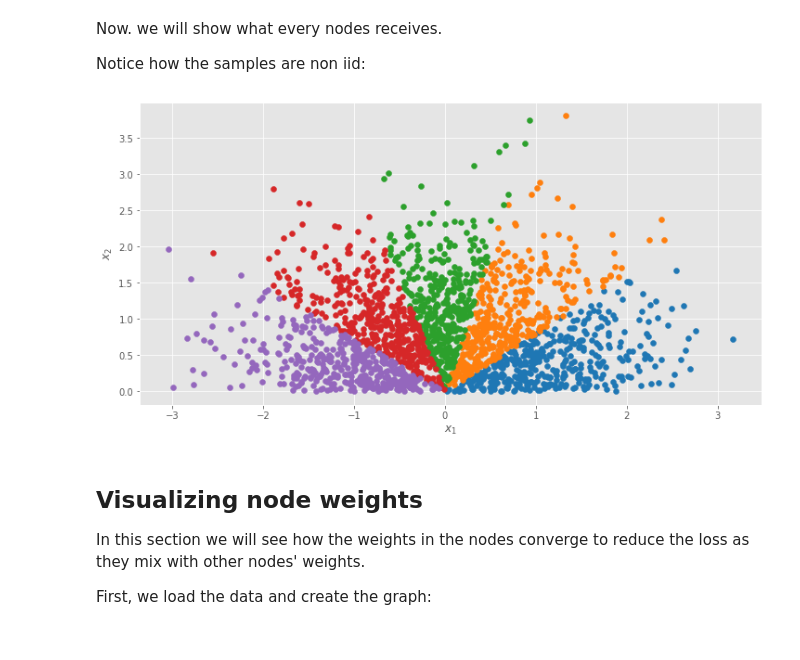
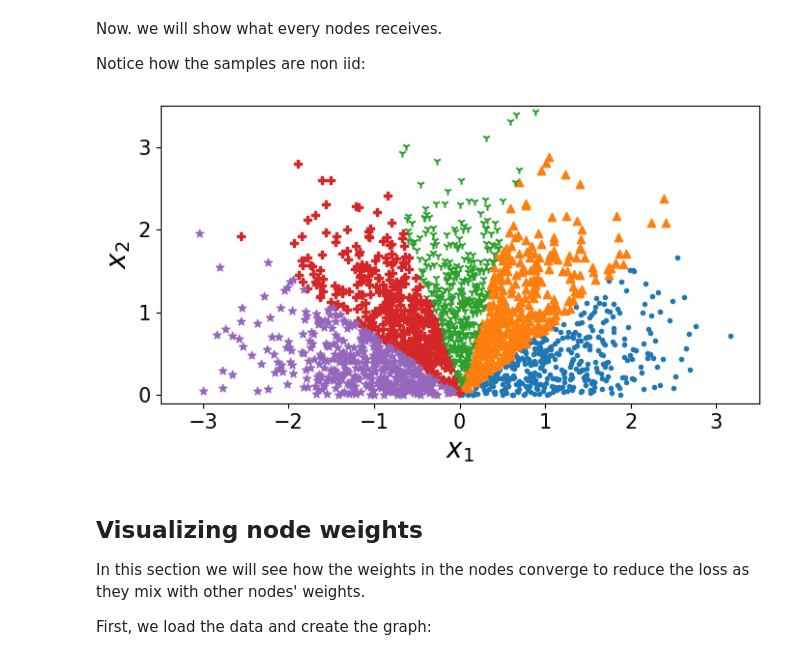
Before and after one commit to eelismie/OptForML-Project, a Jupyter notebook: notebooks/data_visualization.ipynb, the cells around one changed output. Saved outputs shown, nothing was run; the diff lists cells and outputs as text; code cells hidden in the pictures.

```diff
--- a/notebooks/data_visualization.ipynb
+++ b/notebooks/data_visualization.ipynb
@@ -65,20 +68,38 @@ Notice how the samples are non iid:
 # %%
 import itertools
 import matplotlib.colors as mcolors
 
 nodes = 5
 N = X.shape[0] // nodes
 
 colors = itertools.cycle(mcolors.TABLEAU_COLORS)
+markers = itertools.cycle(['.', '^', '1', 'P', '*'])
 
-plt.figure(figsize=(12, 6))
+plt.style.use('default')
+
+SMALL_SIZE = 15
+MEDIUM_SIZE = 20
+BIGGER_SIZE = 20
+
+plt.rc('font', size=SMALL_SIZE)          # controls default text sizes
+plt.rc('axes', titlesize=SMALL_SIZE)     # fontsize of the axes title
+plt.rc('axes', labelsize=MEDIUM_SIZE)    # fontsize of the x and y labels
+plt.rc('xtick', labelsize=SMALL_SIZE)    # fontsize of the tick labels
+plt.rc('ytick', labelsize=SMALL_SIZE)    # fontsize of the tick labels
+plt.rc('legend', fontsize=SMALL_SIZE)    # legend fontsize
+plt.rc('figure', titlesize=BIGGER_SIZE)  # fontsize of the figure title
+
+plt.figure(figsize=(8, 4))
 for i in range(nodes):
-    plt.scatter(X[i*N:(i+1)*N, 0], X[i*N:(i+1)*N, 1], c=next(colors))
+    plt.scatter(X[i*N:(i+1)*N, 0], X[i*N:(i+1)*N, 1],
+                c=next(colors), marker=next(markers))
 plt.xlabel(r'$x_1$')
 plt.ylabel(r'$x_2$')
+plt.xlim(-3.5, 3.5)
+plt.ylim(-0.1, 3.5)
 plt.show()
 # %% [output]
-[figure, old version]
+[figure, new version]
 # %% [markdown]
 ## Visualizing node weights
 
```
Also changed, not shown: parts of 3 cells of this notebook, 9 other files.
